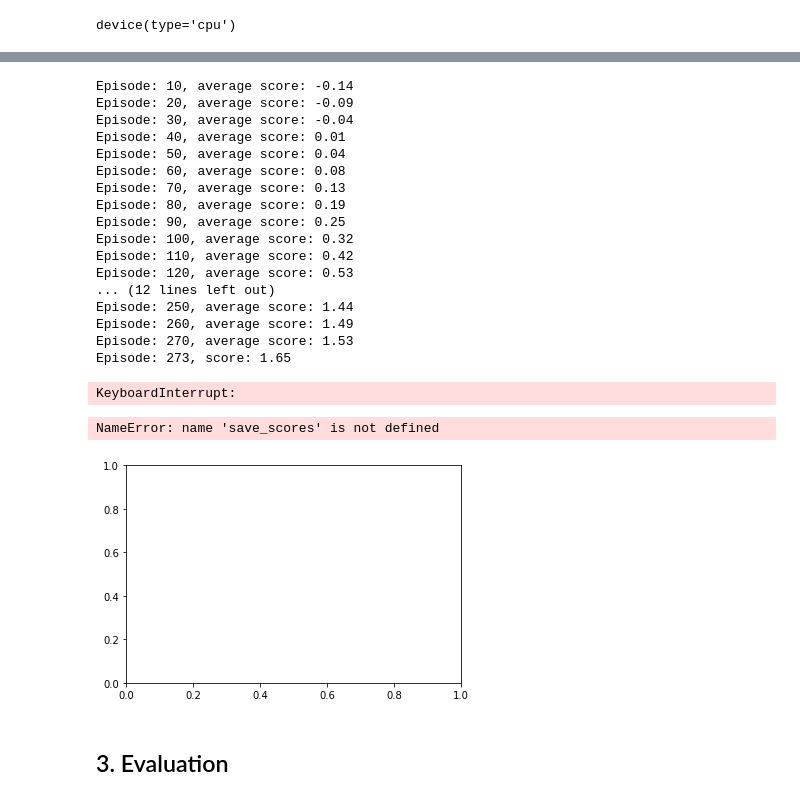
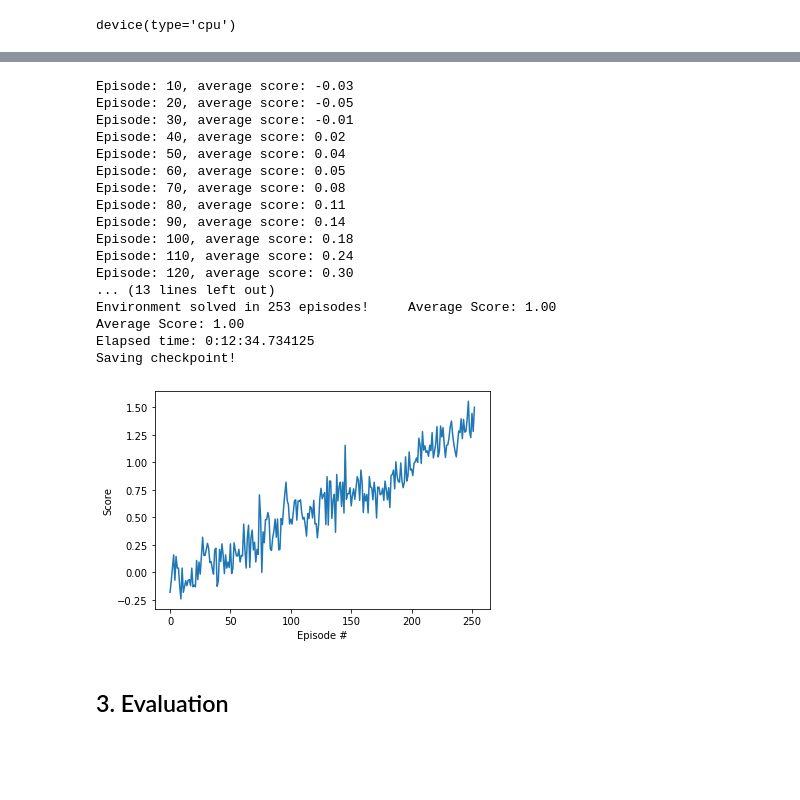
Before and after one commit to mahyaret/Collaboration-Competition, a Jupyter notebook: colabcompet.ipynb, the cells around one changed output, grey strips where cells are left out. Saved outputs shown, nothing was run; the diff lists cells and outputs as text; code cells hidden in the pictures; blank space fills up the shorter version.

```diff
--- a/colabcompet.ipynb
+++ b/colabcompet.ipynb
@@ -375,6 +375,8 @@ opt_epoch = 10
 episode = 2000
 batch_size = 128
 tmax = 1000 #env episode steps
+
+save_scores = []
 
 print_per_n = min(10,episode/10)
 counter = 0
@@ -390,6 +392,7 @@ for e in range(episode):
 
     avg_score = rewards_lst.sum(dim=0).mean().item()
     scores_window.append(avg_score)
+    save_scores.append(avg_score)
 
     gea, target_value = calc_returns(rewards = rewards_lst,
                                      values = values_lst,
@@ -476,34 +479,32 @@ print("Saving checkpoint!")
 # save your policy!
 torch.save(policy.state_dict(), 'checkpoint.pth')
 # %% [output]
-Episode: 10, average score: -0.14
-Episode: 20, average score: -0.09
-Episode: 30, average score: -0.04
-Episode: 40, average score: 0.01
+Episode: 10, average score: -0.03
+Episode: 20, average score: -0.05
+Episode: 30, average score: -0.01
+Episode: 40, average score: 0.02
 Episode: 50, average score: 0.04
-Episode: 60, average score: 0.08
-Episode: 70, average score: 0.13
-Episode: 80, average score: 0.19
-Episode: 90, average score: 0.25
-Episode: 100, average score: 0.32
-Episode: 110, average score: 0.42
-Episode: 120, average score: 0.53
-... (12 lines left out)
-Episode: 250, average score: 1.44
-Episode: 260, average score: 1.49
-Episode: 270, average score: 1.53
-Episode: 273, score: 1.65
+Episode: 60, average score: 0.05
+Episode: 70, average score: 0.08
+Episode: 80, average score: 0.11
+Episode: 90, average score: 0.14
+Episode: 100, average score: 0.18
+Episode: 110, average score: 0.24
+Episode: 120, average score: 0.30
+... (13 lines left out)
+Environment solved in 253 episodes!     Average Score: 1.00
+Average Score: 1.00
+Elapsed time: 0:12:34.734125
+Saving checkpoint!
-KeyboardInterrupt:
 # %%
+
 fig = plt.figure()
-ax = fig.add_subplot(111)
 plt.plot(np.arange(len(save_scores)), save_scores)
 plt.ylabel('Score')
 plt.xlabel('Episode #')
 plt.show()
 # %% [output]
-NameError: name 'save_scores' is not defined
-[figure, old version]
+[figure, new version]
 # %% [markdown]
 ## 3. Evaluation
 # %%
```
Also changed, not shown: parts of 3 cells of this notebook, 1 other file.
